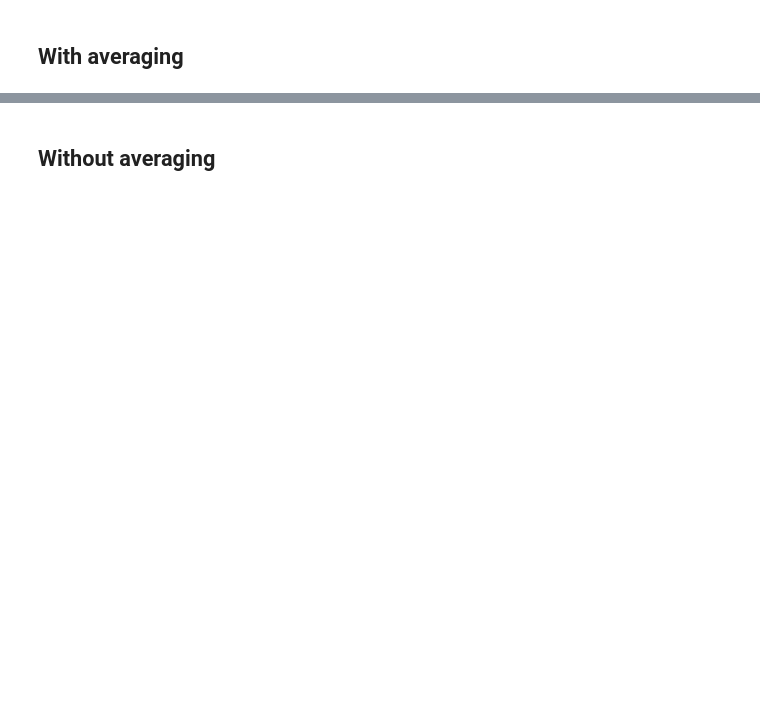
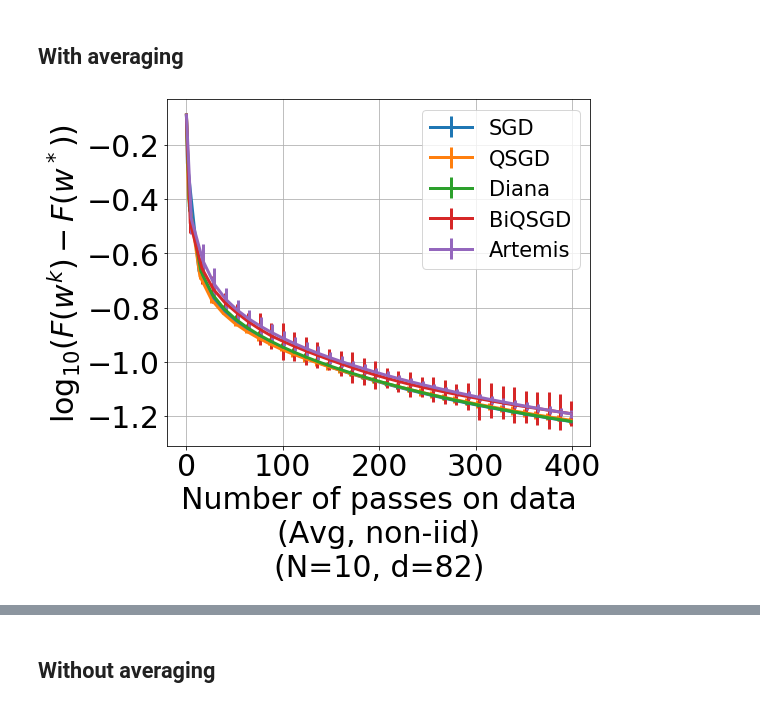
Before and after one commit to philipco/artemis-bidirectional-compression, a Jupyter notebook: notebook/superconduct.ipynb, the cells around one changed output, grey strips where cells are left out. Cells and saved outputs as stored; diff of their text form; code cells hidden in the pictures; blank space fills up the shorter version.

```diff
--- a/notebook/superconduct.ipynb
+++ b/notebook/superconduct.ipynb
@@ -365,12 +424,13 @@ print(res.all_final_model[0])
 # %% [markdown]
 ## With averaging
 # %%
-myX = X[:nb_devices_for_the_run]
-myY = Y[:nb_devices_for_the_run]
-obj_min_by_N = pickle_loader(filename + "-obj_min")
-res = pickle_loader(filename + "-descent")
-obj = obj_min_by_N[len(myX)]
+obj_min_by_N = pickle_loader(filename + "-noniid-obj_min")
+res = pickle_loader(filename + "-noniid-descent")
+obj = obj_min_by_N[len(X)]
 
 plot_error_dist(res.get_loss(obj, averaged=True), res.names, res.nb_devices_for_the_run,
-                dim_poly, all_error=res.get_std(obj, averaged=False), x_legend="Number of passes on data (Avg)")
+                dim_notebook, all_error=res.get_std(obj, averaged=False),
+                x_legend="Number of passes on data\n(Avg, non-iid)")
+# %% [output]
+[figure, added]
 # %%
```
Also changed, not shown: parts of 26 cells of this notebook, 7 other files.
